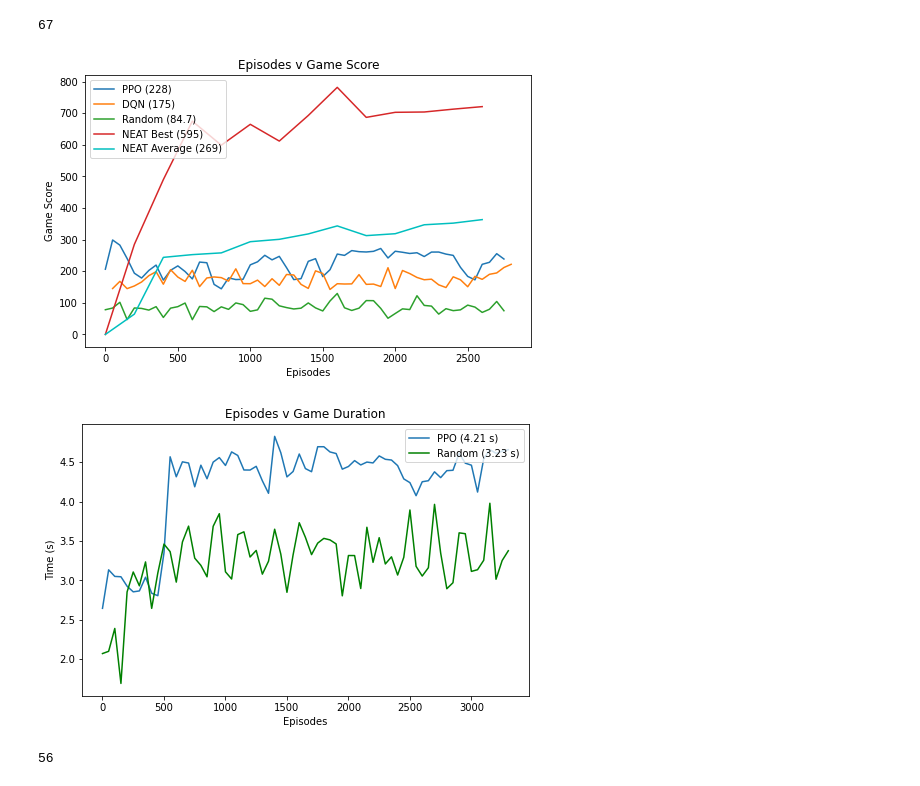
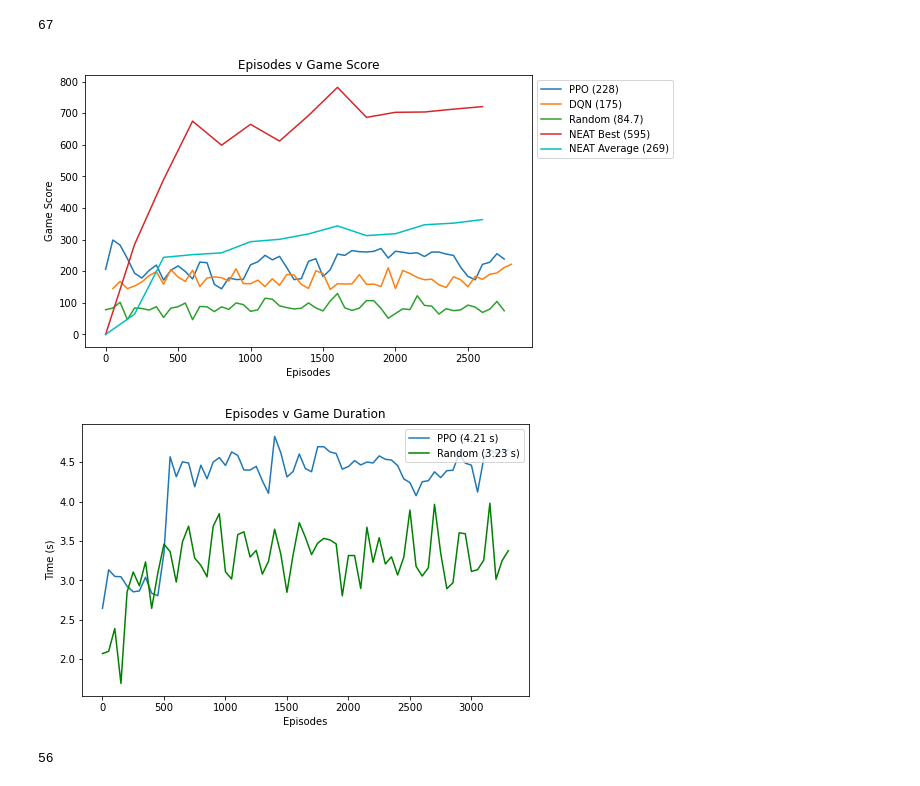
Before and after one commit to p-owens/ai, a Jupyter notebook: results/results.ipynb, the cells around one changed output. Cells and saved outputs as stored; diff of their text form; code cells hidden in the pictures.

Commit message:
comp_eval graph update

```diff
--- a/results/results.ipynb
+++ b/results/results.ipynb
@@ -121,35 +121,35 @@ plt.plot(np.arange(0,2800,200), ga_np[:,1], label='NEAT Average ({0:.3g})'.forma
 #ax3.set_xlim([0, 3400])
 ax3.set_xlabel('Episodes')
 ax3.set_ylabel('Game Score')
 ax3.set_title('Episodes v Game Score')
 
-plt.legend(loc='best')
+plt.legend(bbox_to_anchor=(1,1), loc="upper left")
 plt.show()
 
 fig3.savefig('images/{0}.{1}'.format('comp_score',file_ext))
 
 
 # Plotting score against number of episodes
 
 fig4, ax4 = plt.subplots(1, figsize = (8,5))
 
 plt.plot(np.arange(0,3350,50), ppo_cut_chunked[:,2], label= 'PPO ({0:.3g} s)'.format(np.mean(ppo_cut_chunked[:,2])))
 #plt.plot(dqn_numpy[:,0], dqn_numpy[:,1], label = "DQN")
 plt.plot(np.arange(0,3350,50), rand_chunked[:,2], label = 'Random ({0:.3g} s)'.format(np.mean(rand_chunked[:,2])), color='g')
 #plt.plot(dqn_numpy[:,0], dqn_numpy[:,1], label = "DQN")
 
 #ax4.set_ylim([0, 5])
 #ax3.set_xlim([0, 3400])
 ax4.set_xlabel('Episodes')
 ax4.set_ylabel('Time (s)')
 ax4.set_title('Episodes v Game Duration')
 
 plt.legend(loc='upper right')
 plt.show()
 
 fig4.savefig('images/{0}.{1}'.format('comp_duration',file_ext))
 # %% [output]
-[figure, old version]
+[figure, new version]
 [figure]
 # %%
 len(np.arange(0,2800,50))
```
Also changed, not shown: parts of 1 cell of this notebook, 2 other files.
